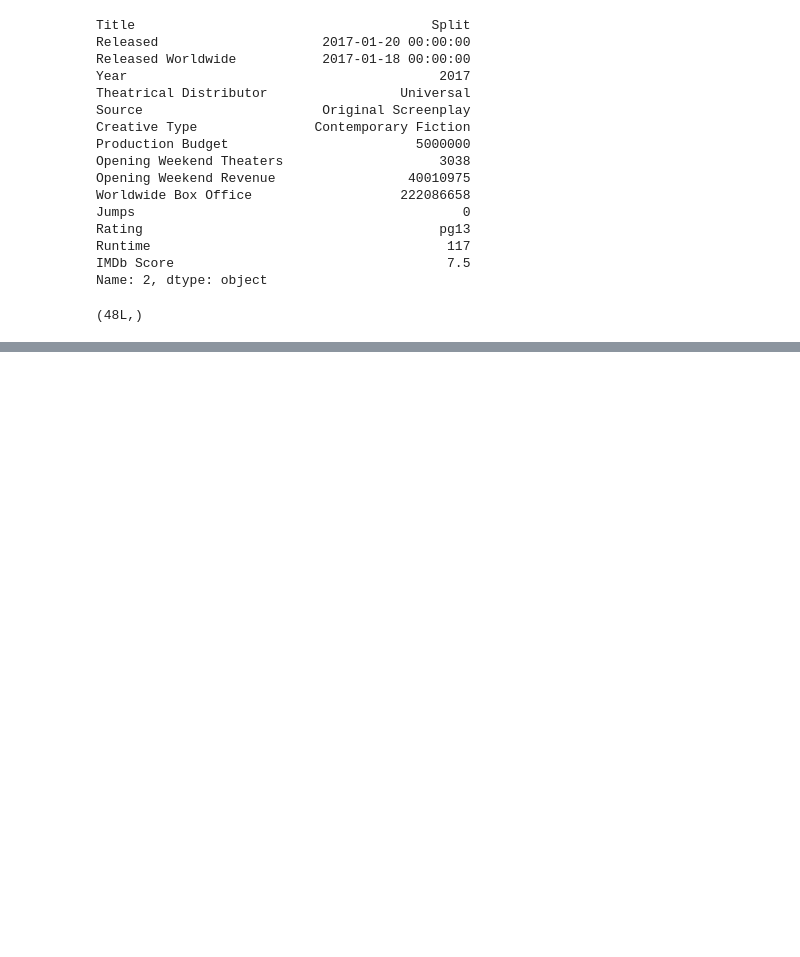
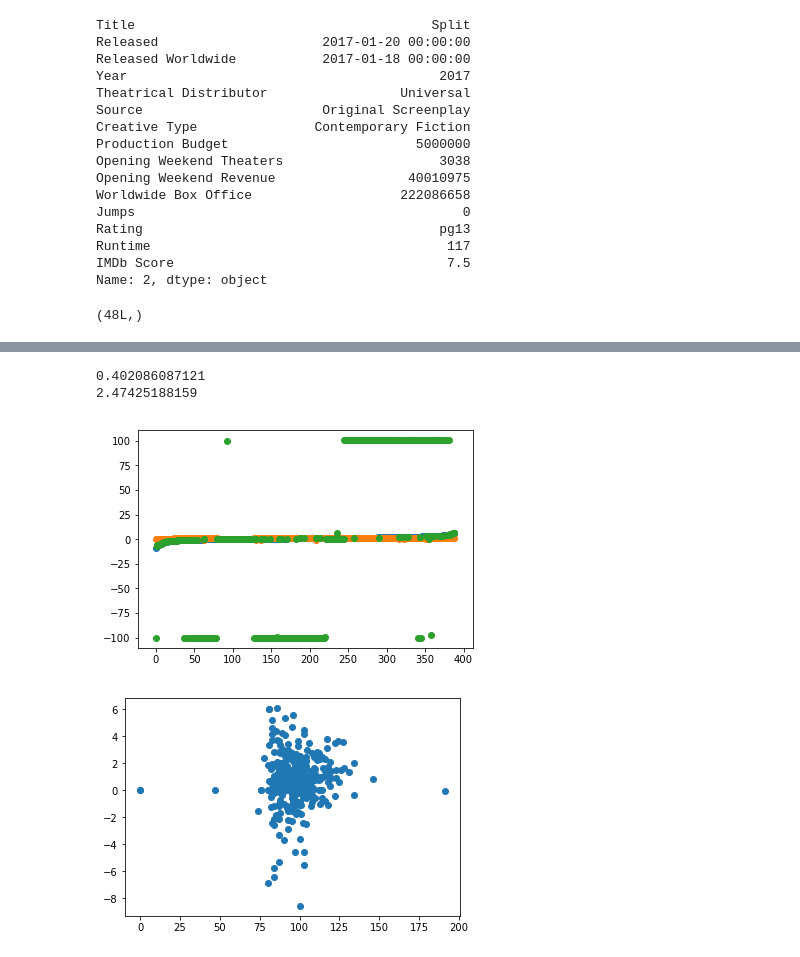
Before and after one commit to jasonyzhao/MetricsB, a Jupyter notebook: MetricsB.ipynb, the cells around one changed output, grey strips where cells are left out. Saved outputs shown, nothing was run; the diff lists cells and outputs as text; code cells hidden in the pictures; blank space fills up the shorter version.

```diff
--- a/MetricsB.ipynb
+++ b/MetricsB.ipynb
@@ -222,0 +279,6 @@ Lasso results:
+# %%
+ridgereg = Ridge(alpha=0.05,normalize=True)
+ridgereg.fit(X,y)
+print ridgereg.score(X,y)
+print("Ridge results:")
+zip(dummies.columns[3:],ridgereg.coef_)
@@ -222,0 +305,13 @@ Lasso results:
+# %%
+from sklearn.svm import SVR
+Xtr = X[:300]
+Ytr = y[:300]
+Xtest = X[300:]
+ytest = y[300:]
+svr_rbf = SVR(kernel='rbf', C=100, gamma=0.1)
+svr_rbf.fit(X,y)
+print svr_rbf.score(X,y)
+yhats = svr_rbf.predict(Xtest)
+
+ydiff=yhats-ytest
+print np.dot(ydiff,ydiff)/len(ydiff)
@@ -250,3 +351,48 @@ OLS results:
+# %%
+print lm.score(X,y)
+yhat = lassoreg.predict(X)
+rbf = svr_rbf.predict(X)
+both = zip(yhat,y)
+
+#print enum
+
+
+mse=0.0
+cnt=0.0
+y2 = []
+yhat2 = []
+yhat3 = []
+for i in range(y.shape[0]):
+    if y[i]<100:
+        mse+=(y[i]-yhat[i])**2
+        cnt+=1.0
+        y2.append(y[i])
+        yhat2.append(yhat[i])
+        yhat3.append(rbf[i])
+print mse/cnt
+enum = np.arange(len(yhat2))
+
+y2=np.array(y2)
+yhat2 = np.array(yhat2)
+yhat3 = np.array(yhat3)
+idx = np.argsort(y2)
+#print idx
+y2 = y2[idx]
+#print y2
+yhat2 = yhat2[idx]
+yhat3 = yhat3[idx]
+plt.scatter(enum, y2)
+plt.scatter(enum, yhat2)
+plt.scatter(enum, yhat3)
+plt.show()
+
+#plt.scatter(df['Runtime'], y)
+#plt.show()
+# %% [output]
+0.402086087121
+2.47425188159
+[figure, added]
+[figure, added]
 # %%
 
 #CODE IN A COLUMN FOR DIFFERENCE IN RELEASE DATES
```
Also changed, not shown: parts of 11 cells of this notebook.
